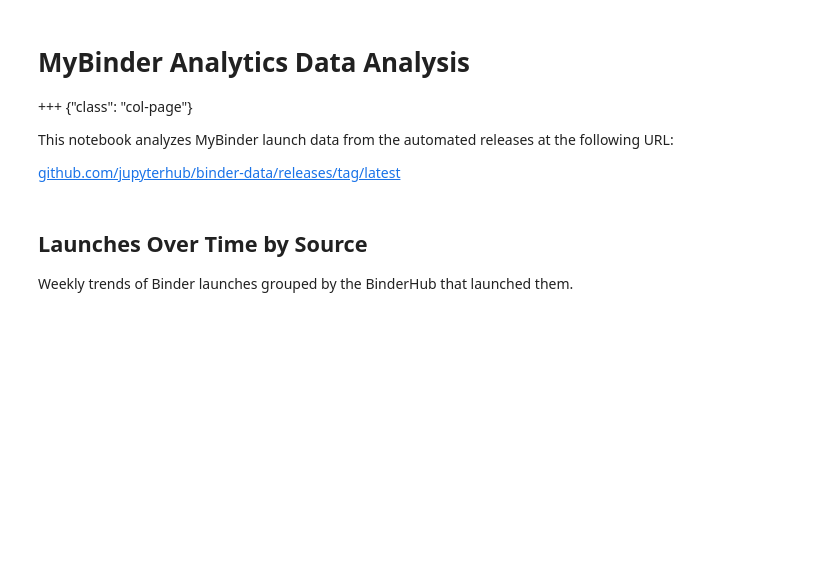
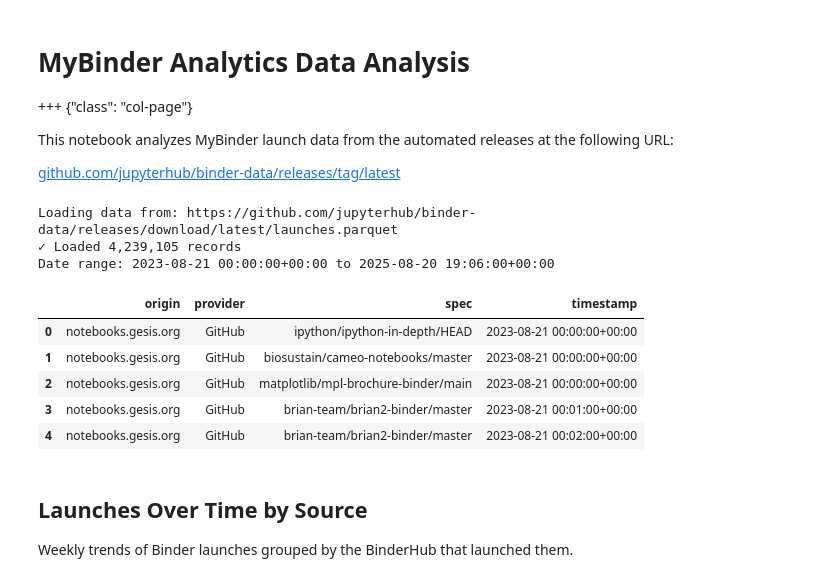
Before and after one commit to jupyterhub/binder-data, a Jupyter notebook: analysis/binder_analytics_report.ipynb, the cells around one changed output. Saved outputs shown, nothing was run; the diff lists cells and outputs as text; code cells hidden in the pictures; blank space fills up the shorter version.

```diff
--- a/analysis/binder_analytics_report.ipynb
+++ b/analysis/binder_analytics_report.ipynb
@@ -33,20 +33,25 @@ def load_binder_data(
         df = pd.read_parquet(url)
         print(f"✓ Loaded {len(df):,} records")
         print(f"Date range: {df['timestamp'].min()} to {df['timestamp'].max()}")
-        print(f"Columns: {list(df.columns)}")
-
-        # Convert timestamp to datetime if it's not already
-        if not pd.api.types.is_datetime64_any_dtype(df["timestamp"]):
-            df["timestamp"] = pd.to_datetime(df["timestamp"])
-
+        df["timestamp"] = pd.to_datetime(df["timestamp"])
         return df
-
     except Exception as e:
         print(f"✗ Failed to load data: {e}")
-        return pd.DataFrame()
+        raise  # Re-raise the exception to fail the notebook"
 # %%
 # Load the data
 df = load_binder_data()
+df.head()
+# %% [output]
+Loading data from: https://github.com/jupyterhub/binder-data/releases/download/latest/launches.parquet
+✓ Loaded 4,239,105 records
+Date range: 2023-08-21 00:00:00+00:00 to 2025-08-20 19:06:00+00:00
+|  | origin | provider | spec | timestamp |
+| 0 | notebooks.gesis.org | GitHub | ipython/ipython-in-depth/HEAD | 2023-08-21 00:00:00+00:00 |
+| 1 | notebooks.gesis.org | GitHub | biosustain/cameo-notebooks/master | 2023-08-21 00:00:00+00:00 |
+| 2 | notebooks.gesis.org | GitHub | matplotlib/mpl-brochure-binder/main | 2023-08-21 00:00:00+00:00 |
+| 3 | notebooks.gesis.org | GitHub | brian-team/brian2-binder/master | 2023-08-21 00:01:00+00:00 |
+| 4 | notebooks.gesis.org | GitHub | brian-team/brian2-binder/master | 2023-08-21 00:02:00+00:00 |
 # %% [markdown]
 ## Launches Over Time by Source
 
```
Also changed, not shown: parts of 1 cell of this notebook, 2 other files.
